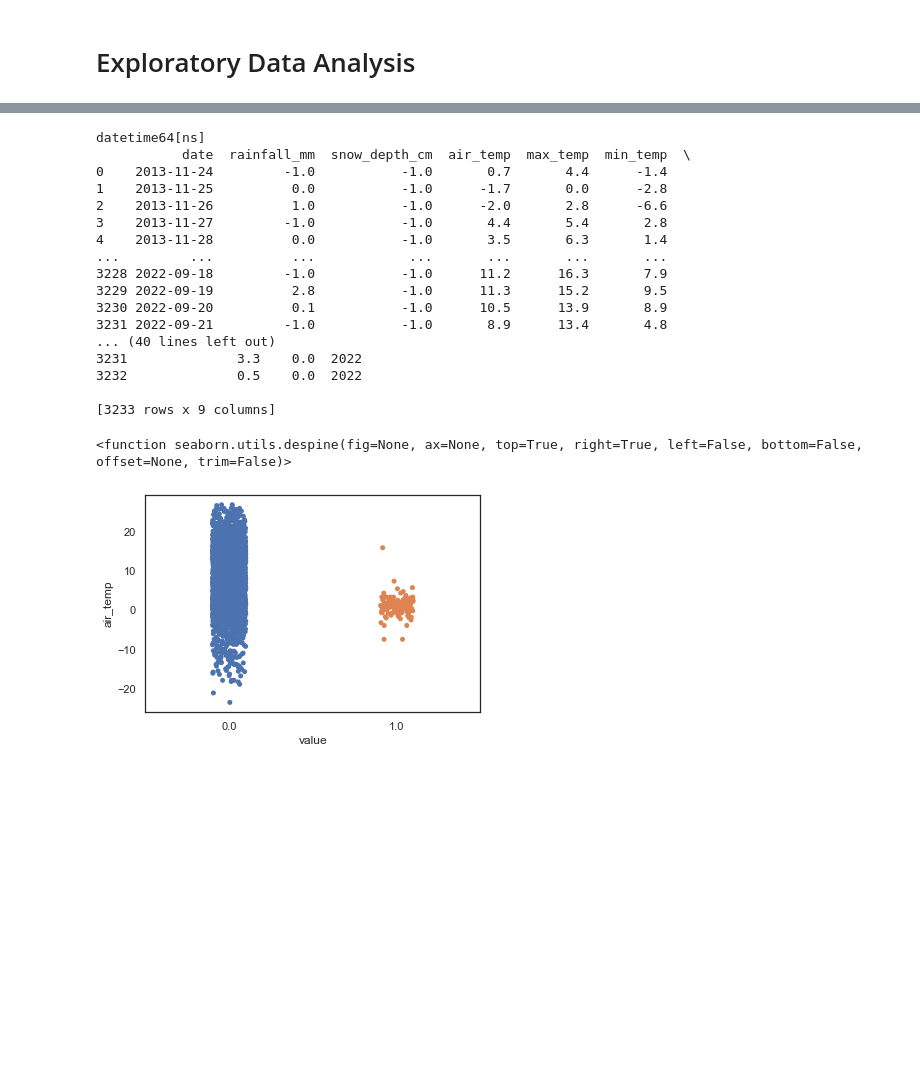
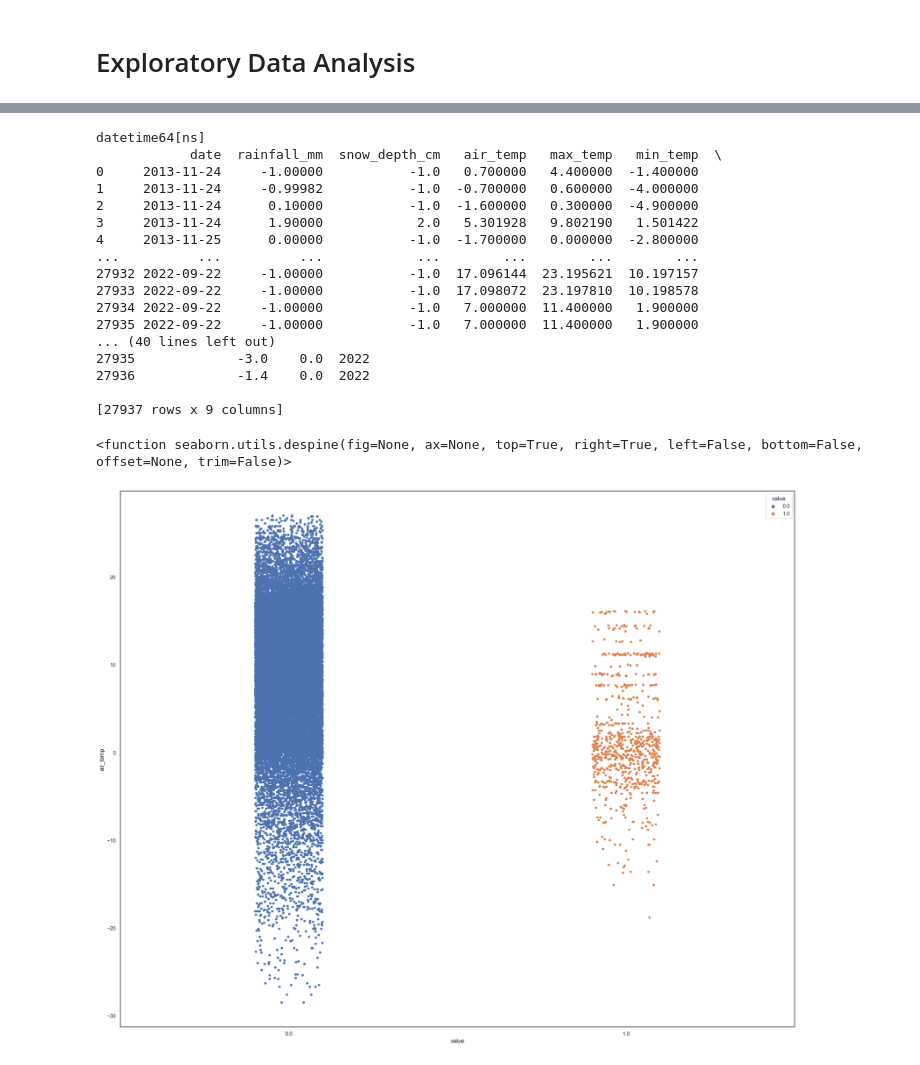
Before and after one commit to sofvanh/slipskip, a Jupyter notebook: data/EDAandVisualization.ipynb, the cells around one changed output, grey strips where cells are left out. Saved outputs shown, nothing was run; the diff lists cells and outputs as text; code cells hidden in the pictures; blank space fills up the shorter version.

```diff
--- a/data/EDAandVisualization.ipynb
+++ b/data/EDAandVisualization.ipynb
@@ -13,11 +13,11 @@ print(df)
 
 print("-"*70)
 
-slip = pd.read_csv("./slip_warnings_preprocessed.txt")
+slip = pd.read_csv("./slip_warnings_preprocessed.csv")
 print(slip)
 
-sns.set(style="white", color_codes=True)
-sns.stripplot(data=df, x="snow_depth_cm", y="air_temp", jitter=True)
-#sns.stripplot(x=nonSurvivors["Pclass"], y=nonSurvivors["Sex"], jitter=True)
-sns.despine
+print("*"*70)
+
+df2 = df.merge(slip)
+print(df2)
 # %% [output]
@@ -75,30 +59,29 @@ year = year.dropna()
 print(year)
 # %% [output]
 datetime64[ns]
-           date  rainfall_mm  snow_depth_cm  air_temp  max_temp  min_temp  \
-0    2013-11-24         -1.0           -1.0       0.7       4.4      -1.4
-1    2013-11-25          0.0           -1.0      -1.7       0.0      -2.8
-2    2013-11-26          1.0           -1.0      -2.0       2.8      -6.6
-3    2013-11-27         -1.0           -1.0       4.4       5.4       2.8
-4    2013-11-28          0.0           -1.0       3.5       6.3       1.4
-...         ...          ...            ...       ...       ...       ...
-3228 2022-09-18         -1.0           -1.0      11.2      16.3       7.9
-3229 2022-09-19          2.8           -1.0      11.3      15.2       9.5
-3230 2022-09-20          0.1           -1.0      10.5      13.9       8.9
-3231 2022-09-21         -1.0           -1.0       8.9      13.4       4.8
+            date  rainfall_mm  snow_depth_cm   air_temp   max_temp   min_temp  \
+0     2013-11-24     -1.00000           -1.0   0.700000   4.400000  -1.400000
+1     2013-11-24     -0.99982           -1.0  -0.700000   0.600000  -4.000000
+2     2013-11-24      0.10000           -1.0  -1.600000   0.300000  -4.900000
+3     2013-11-24      1.90000            2.0   5.301928   9.802190   1.501422
+4     2013-11-25      0.00000           -1.0  -1.700000   0.000000  -2.800000
+...          ...          ...            ...        ...        ...        ...
+27932 2022-09-22     -1.00000           -1.0  17.096144  23.195621  10.197157
+27933 2022-09-22     -1.00000           -1.0  17.098072  23.197810  10.198578
+27934 2022-09-22     -1.00000           -1.0   7.000000  11.400000   1.900000
+27935 2022-09-22     -1.00000           -1.0   7.000000  11.400000   1.900000
 ... (40 lines left out)
-3231              3.3    0.0  2022
-3232              0.5    0.0  2022
+27935             -3.0    0.0  2022
+27936             -1.4    0.0  2022
 
-[3233 rows x 9 columns]
+[27937 rows x 9 columns]
 # %%
 sns.set(style="white", color_codes=True)
-sns.stripplot(data=year, x="value", y="air_temp", jitter=True)
-#sns.stripplot(x=nonSurvivors["Pclass"], y=nonSurvivors["Sex"], jitter=True)
+sns.stripplot(data=year, x="value", y="air_temp", hue="value", jitter=True)
 sns.despine
 # %% [output]
 <function seaborn.utils.despine(fig=None, ax=None, top=True, right=True, left=False, bottom=False, offset=None, trim=False)>
-[figure, old version]
+[figure, new version]
 # %%
 winter = df3
 winter["month"] = winter["date"].dt.month
```
Also changed, not shown: parts of 8 cells of this notebook.
